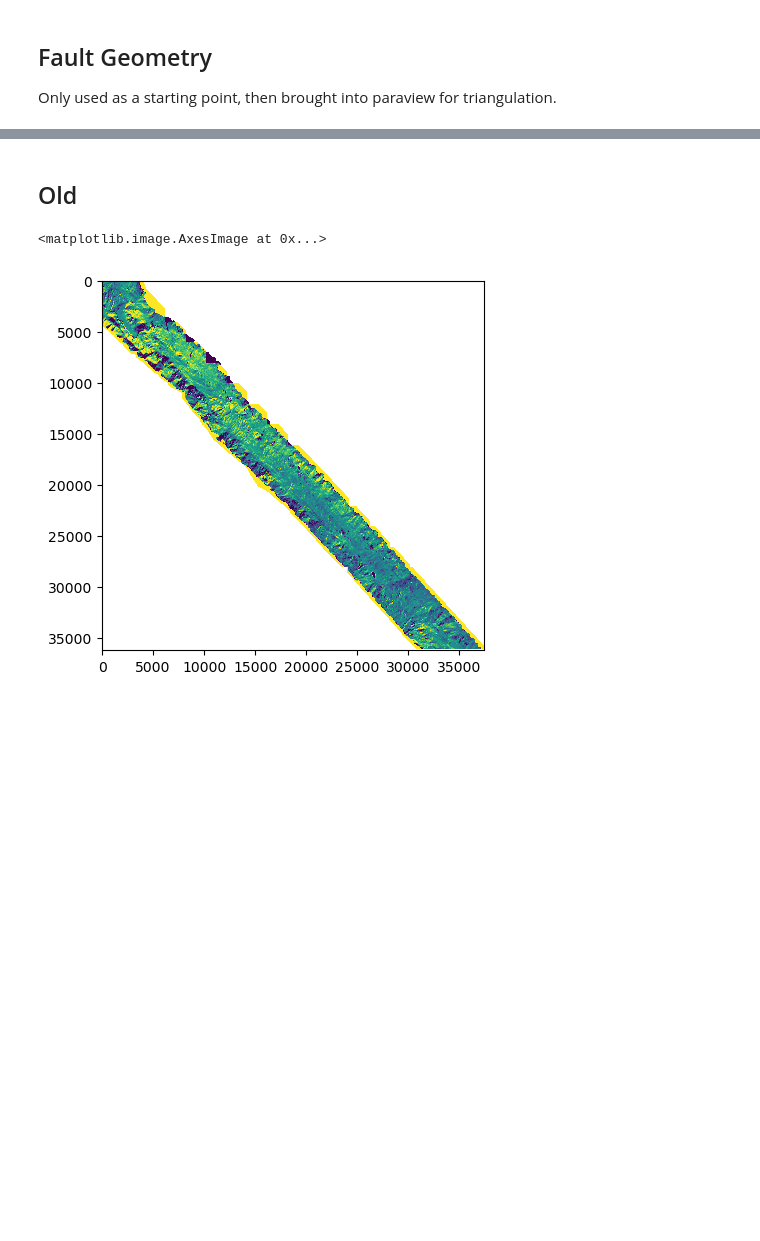
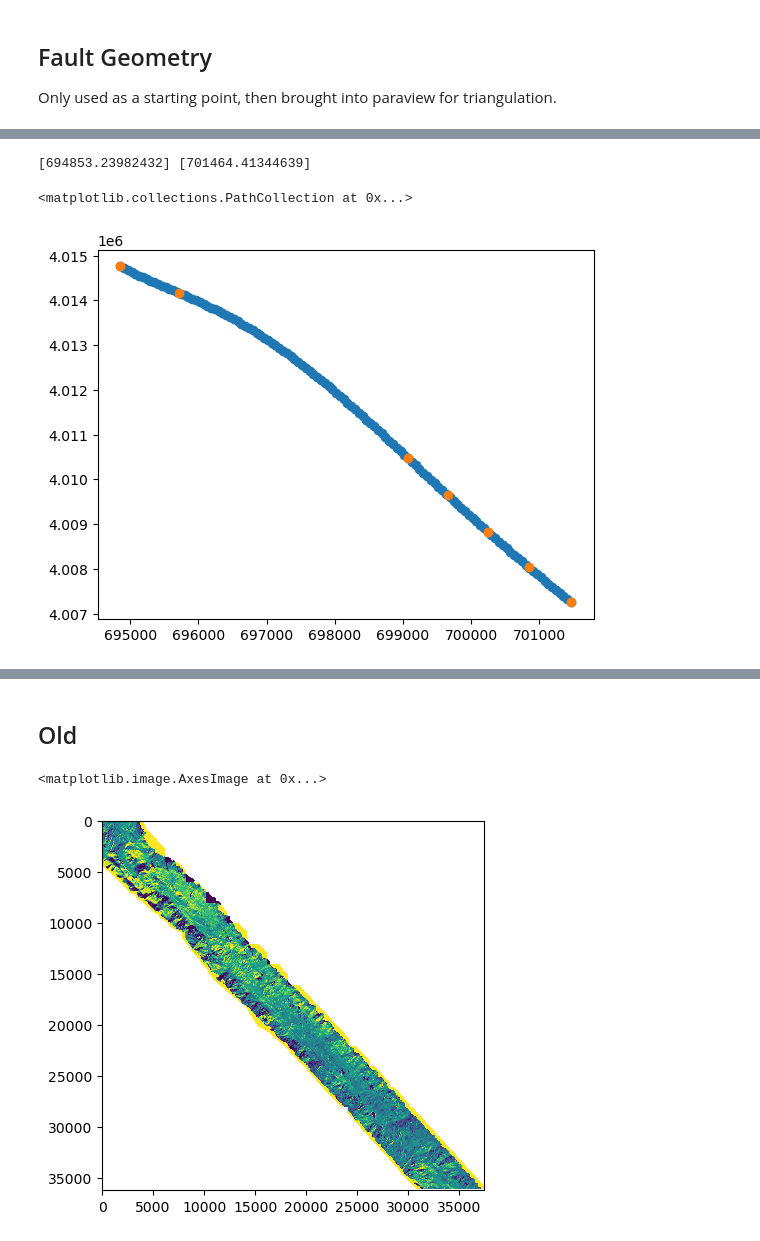
Before and after one commit to cehanagan/ImageryResources, a Jupyter notebook: Notebooks/LidarDifferencing.ipynb, the cells around one changed output, grey strips where cells are left out. Saved outputs shown, nothing was run; the diff lists cells and outputs as text; code cells hidden in the pictures; blank space fills up the shorter version.

```diff
--- a/Notebooks/LidarDifferencing.ipynb
+++ b/Notebooks/LidarDifferencing.ipynb
@@ -405,0 +544,19 @@ plt.scatter(surfdf1.X,surfdf1.Y)
+# %%
+filtered = depth_pts[depth_pts['Z'] <= -5000]
+X = filtered['X'].values.reshape(-1, 1)
+y = filtered['Y'].values
+# Set up Gaussian Process
+kernel = C(1.0, (1e-3, 1e3)) * RBF(length_scale=1e4, length_scale_bounds="fixed")
+gp = GaussianProcessRegressor(kernel=kernel, n_restarts_optimizer=9)
+gp.fit(X, y)
+# Prediction grid
+xs_deep_depth = np.linspace(X.min(), X.max(), 120).reshape(-1, 1)
+print(min(xs_deep_depth),max(xs_deep_depth))
+deep_depth = gp.predict(xs_deep_depth)
+
+plt.scatter(xs_deep_depth,deep_depth)
+plt.scatter(X,y)
+# %% [output]
+[694853.23982432] [701464.41344639]
+<matplotlib.collections.PathCollection at 0x...>
+[figure, added]
```
Also changed, not shown: parts of 37 cells of this notebook, 9 other files.
